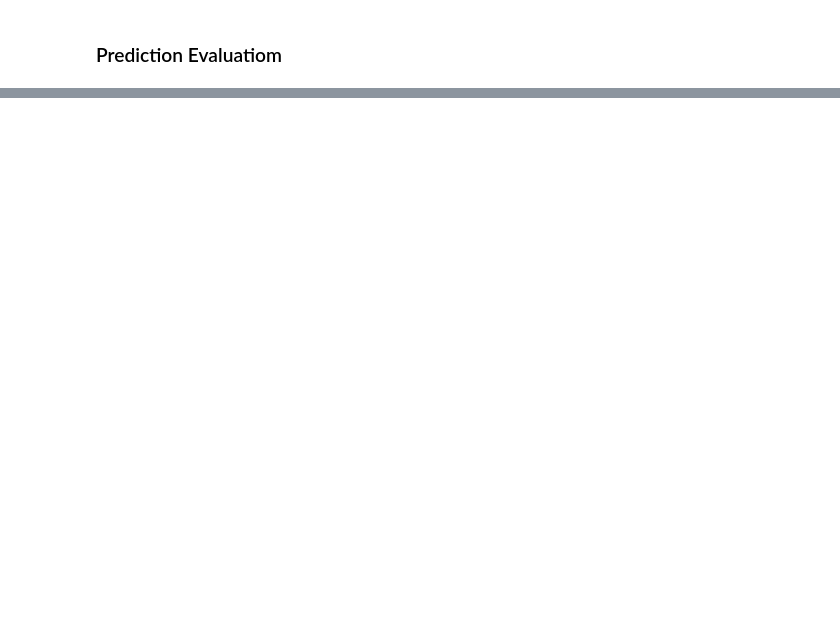
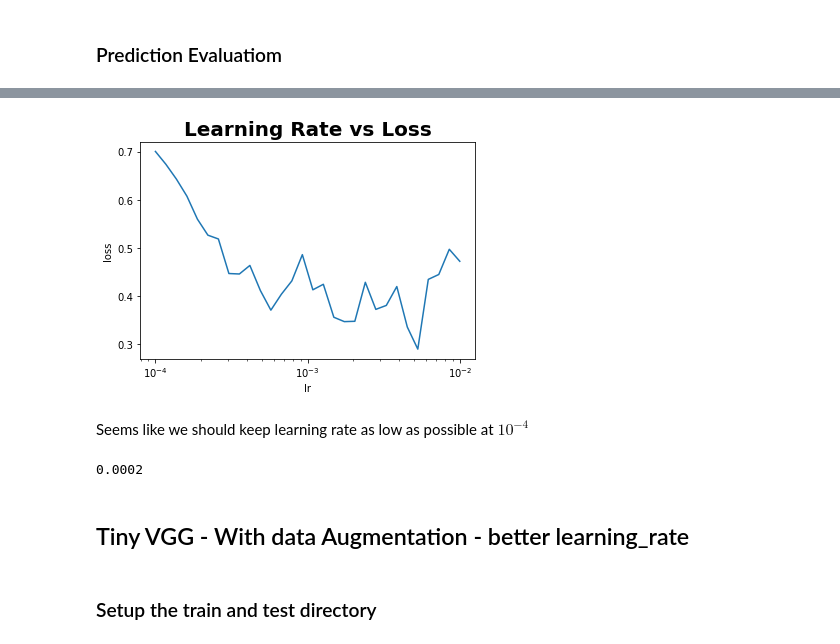
Before and after one commit to abhi8893/tensorflow-deep-learning-mrdbourke, a Jupyter notebook: notebooks/03A-Pizza-Steak-Image-Classification.ipynb, the cells around one changed output, grey strips where cells are left out. Drawn from its saved outputs; the diff is of its cells as text; code cells hidden in the pictures; blank space fills up the shorter version.

Commit message:
closes #27; Finished notebook 03A - Dense, CNN models + comparison

```diff
--- a/notebooks/03A-Pizza-Steak-Image-Classification.ipynb
+++ b/notebooks/03A-Pizza-Steak-Image-Classification.ipynb
@@ -648,0 +688,4 @@ metrics.accuracy_score(test_data.labels, y_test_pred)
+# %%
+model = tf.keras.models.clone_model(model)
+model.compile(loss=losses.binary_crossentropy, optimizer=optimizers.Adam(),
+              metrics=[KerasMetrics.f1, 'accuracy'])
@@ -648,0 +694,6 @@ metrics.accuracy_score(test_data.labels, y_test_pred)
+# %%
+data_percent = 30
+train_steps = int(len(train_data)*data_percent/100)
+# %%
+model.fit(train_data, steps_per_epoch=train_steps, validation_data=validation_data, validation_steps=len(validation_data),
+         callbacks=[lr_scheduler], epochs=num_epochs)
@@ -648,0 +721,3 @@ metrics.accuracy_score(test_data.labels, y_test_pred)
+# %%
+history_df = pd.DataFrame(model.history.history)
+history_df.head()
@@ -648,0 +731,16 @@ metrics.accuracy_score(test_data.labels, y_test_pred)
+# %%
+plt.semilogx(history_df['lr'], history_df['loss']);
+plt.xlabel('lr')
+plt.ylabel('loss')
+plt.title('Learning Rate vs Loss', fontdict=dict(weight='bold', size=20));
+# %% [output]
+[figure, added]
+# %% [markdown]
+Seems like we should keep learning rate as low as possible at $10^{-4}$
+# %%
+best_lr = 10**(-4) + 1*(10**(-4))
+best_lr
+# %% [output]
+0.0002
+# %% [markdown]
+## Tiny VGG - With data Augmentation - better learning_rate
@@ -648,0 +755,2 @@ metrics.accuracy_score(test_data.labels, y_test_pred)
+# %% [markdown]
+### Setup the train and test directory
```
Also changed, not shown: parts of 85 cells of this notebook.
